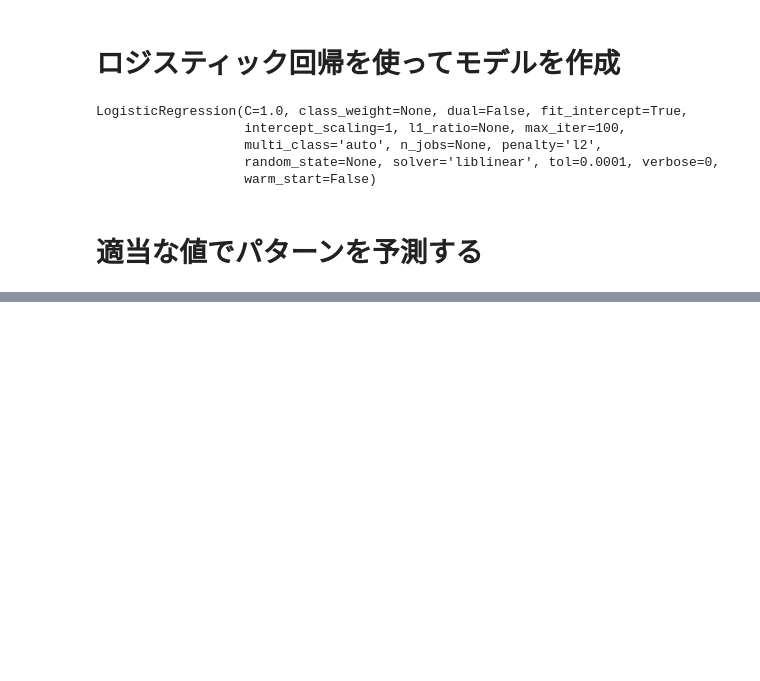
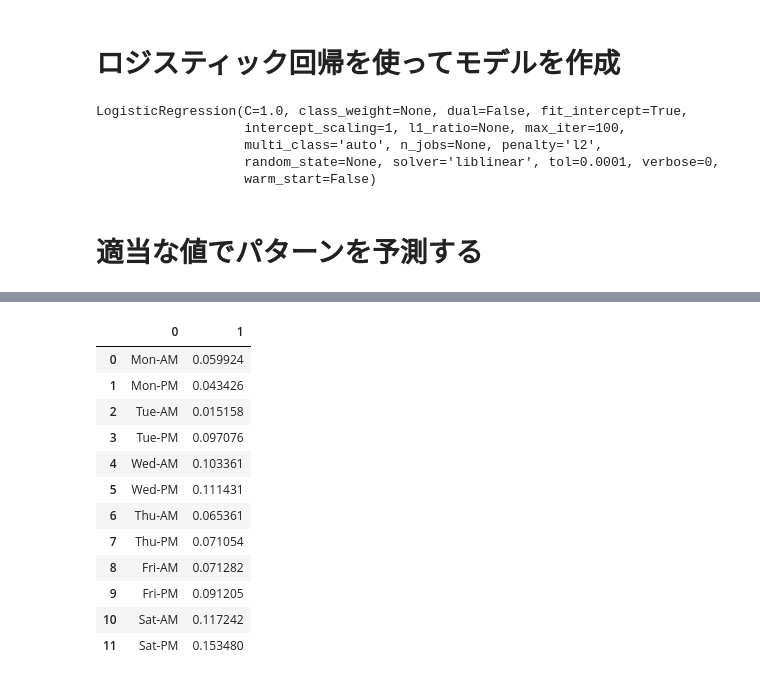
Before and after one commit to acio-o9/python-workspace, a Jupyter notebook: AnimalCrossing_BookPredict.ipynb, the cells around one changed output, grey strips where cells are left out. Drawn from its saved outputs; the diff is of its cells as text; code cells hidden in the pictures; blank space fills up the shorter version.

Commit message:
feat: [animal-crossing] search effective feature by RandomForestClassifier

```diff
--- a/AnimalCrossing_BookPredict.ipynb
+++ b/AnimalCrossing_BookPredict.ipynb
@@ -102,0 +122,4 @@ array(['third'], dtype=object)
+# %%
+from sklearn.ensemble import RandomForestClassifier
+forest = RandomForestClassifier(n_estimators=100)
+forest.fit(X_std, y)
@@ -102,0 +154,5 @@ array(['third'], dtype=object)
+# %%
+feature_list = []
+for index in range(0, len(dayOfWeek)):
+    feature_list.append([dayOfWeek[index], forest.feature_importances_[index]])
+    print('%2d) %-*s %f' % (index+1, 20, dayOfWeek[index], forest.feature_importances_[index]))
@@ -102,0 +172,17 @@ array(['third'], dtype=object)
+# %%
+f_data = pd.DataFrame(feature_list)
+f_data
+# %% [output]
+|  | 0 | 1 |
+| 0 | Mon-AM | 0.059924 |
+| 1 | Mon-PM | 0.043426 |
+| 2 | Tue-AM | 0.015158 |
+| 3 | Tue-PM | 0.097076 |
+| 4 | Wed-AM | 0.103361 |
+| 5 | Wed-PM | 0.111431 |
+| 6 | Thu-AM | 0.065361 |
+| 7 | Thu-PM | 0.071054 |
+| 8 | Fri-AM | 0.071282 |
+| 9 | Fri-PM | 0.091205 |
+| 10 | Sat-AM | 0.117242 |
+| 11 | Sat-PM | 0.153480 |
```
Also changed, not shown: parts of 13 cells of this notebook.
